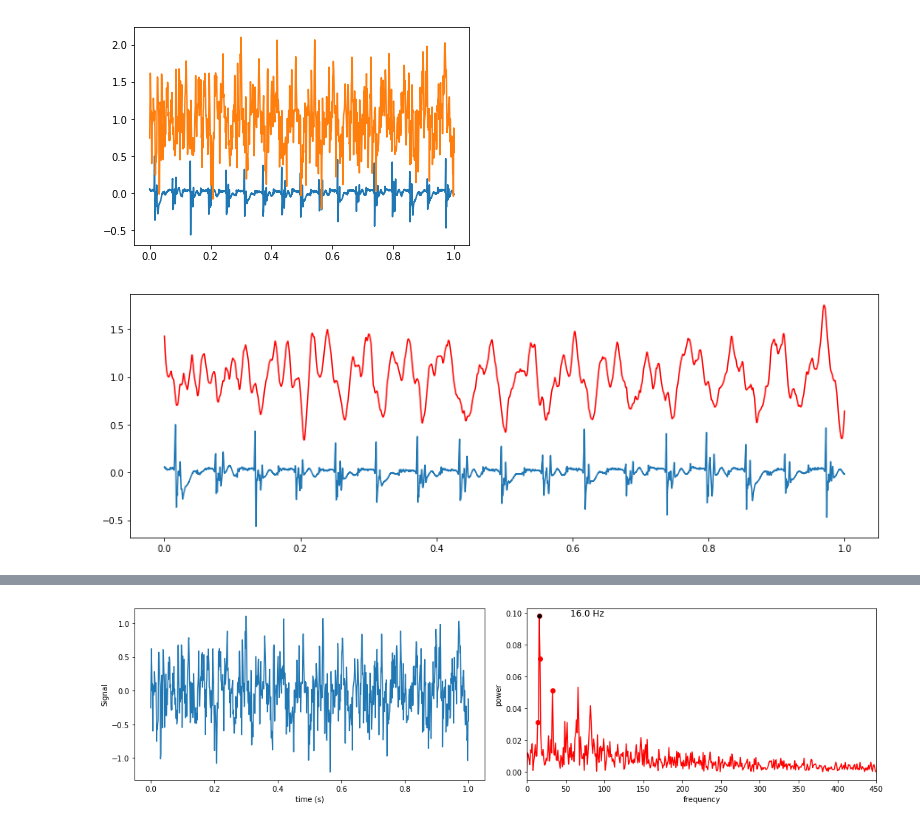
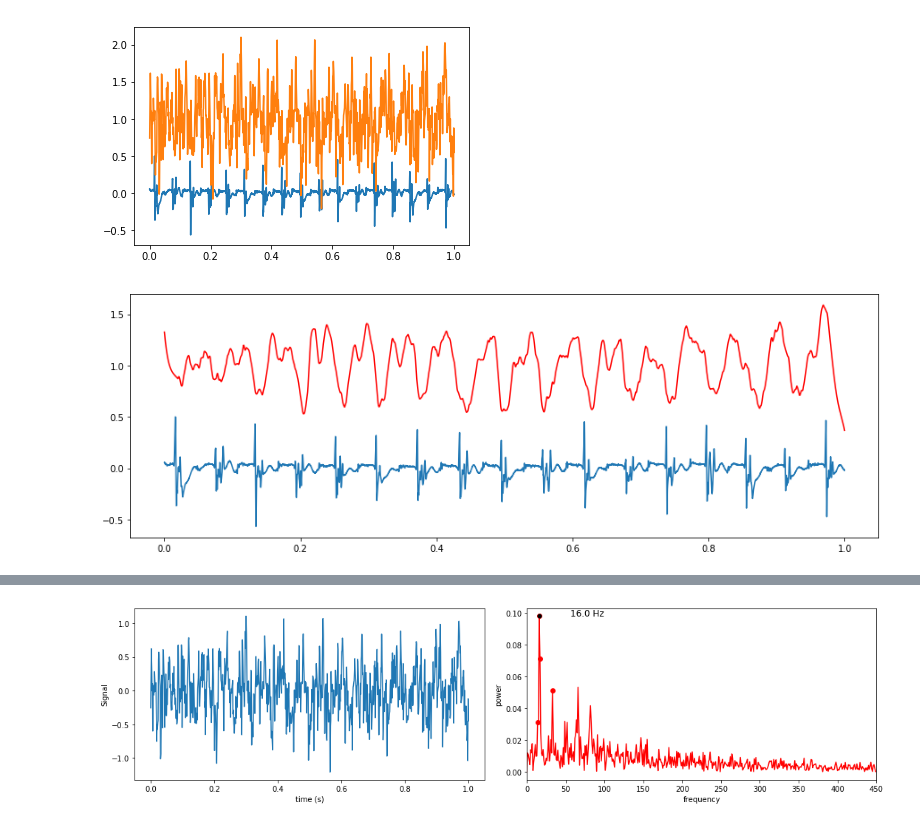
Before and after one commit to callinSwitzer/MuscleTimeseriesPrediction, a Jupyter notebook: PredictMuscleLength_artificialData.ipynb, the cells around one changed output, grey strips where cells are left out. Saved outputs shown, nothing was run; the diff lists cells and outputs as text; code cells hidden in the pictures.

```diff
--- a/PredictMuscleLength_artificialData.ipynb
+++ b/PredictMuscleLength_artificialData.ipynb
@@ -103,12 +103,12 @@ plt.plot(sm.sec, sm.len + 1)
 [figure]
 # %%
 from scipy.signal import savgol_filter
-yhat = savgol_filter(sm.len + 1, 501, 3) # window size 501, polynomial order 3
+yhat = savgol_filter(sm.len + 1, 1001, 4) # window size 501, polynomial order 3
 
 #plt.plot(sm.sec2,sm.length + 1)
 plt.figure(figsize = (15, 5))
 plt.plot(sm.sec,yhat, color='red')
 plt.plot(sm.sec, sm.EMG)
 plt.show()
 # %% [output]
-[figure, old version]
+[figure, new version]
```
Also changed, not shown: parts of 7 cells of this notebook.
